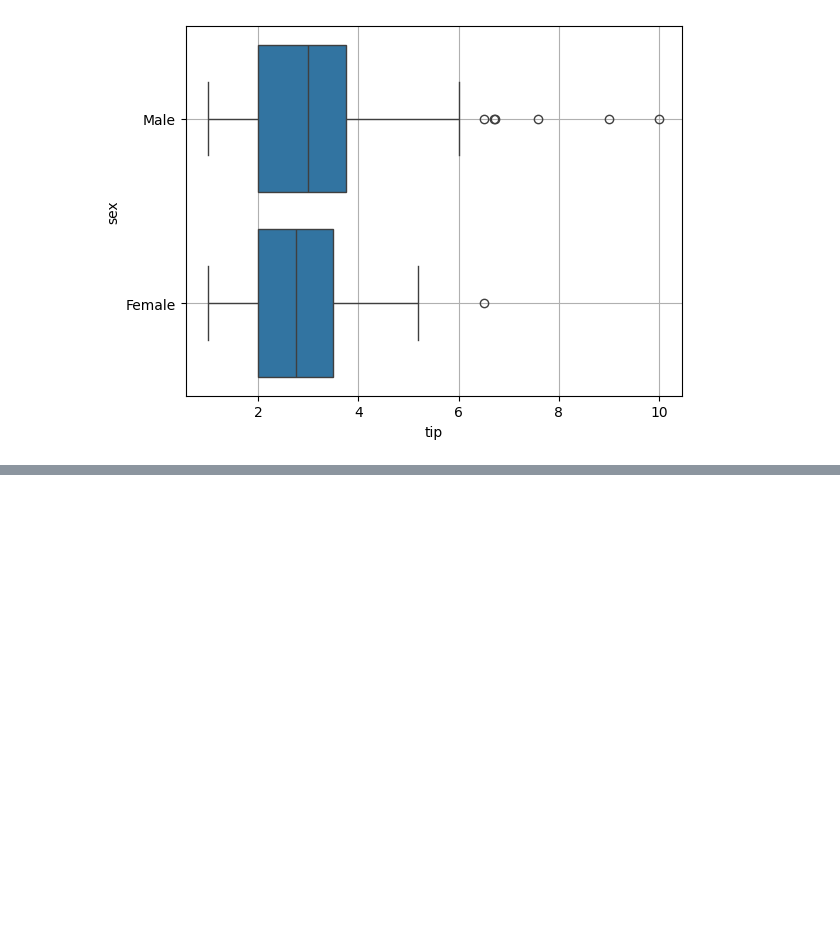
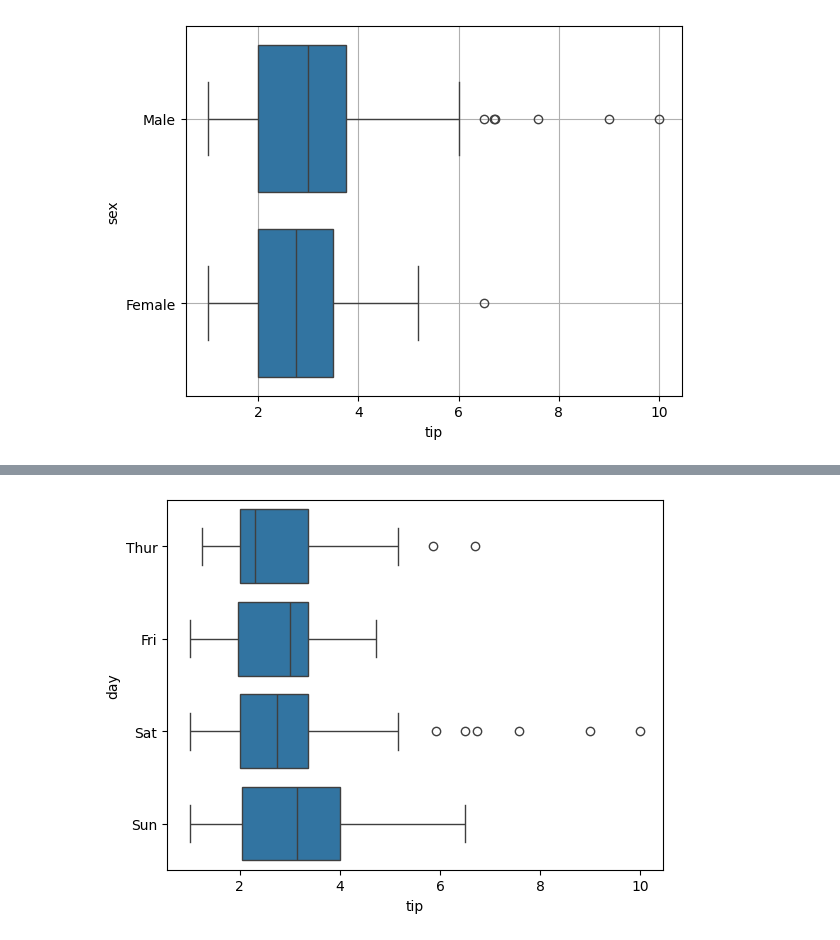
Before and after one commit to JakeOh/202511_BD53, a Jupyter notebook: lab_python/da05_seaborn.ipynb, the cells around one changed output, grey strips where cells are left out. Drawn from its saved outputs; the diff is of its cells as text; code cells hidden in the pictures; blank space fills up the shorter version.

```diff
--- a/lab_python/da05_seaborn.ipynb
+++ b/lab_python/da05_seaborn.ipynb
@@ -100,0 +108,5 @@ plt.show()
+# %%
+sns.boxplot(data=tips, x='tip', y='day')
+plt.show()
+# %% [output]
+[figure, added]
```
Also changed, not shown: parts of 11 cells of this notebook.
